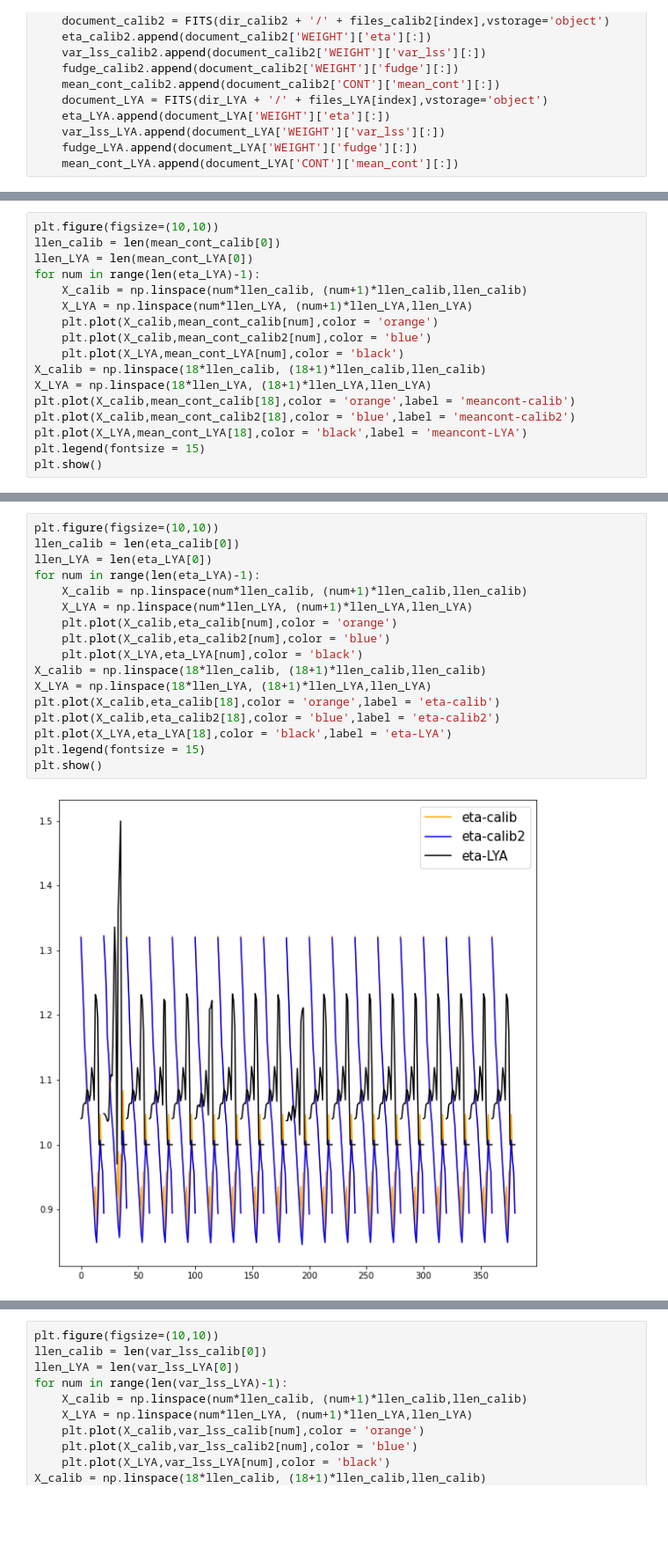
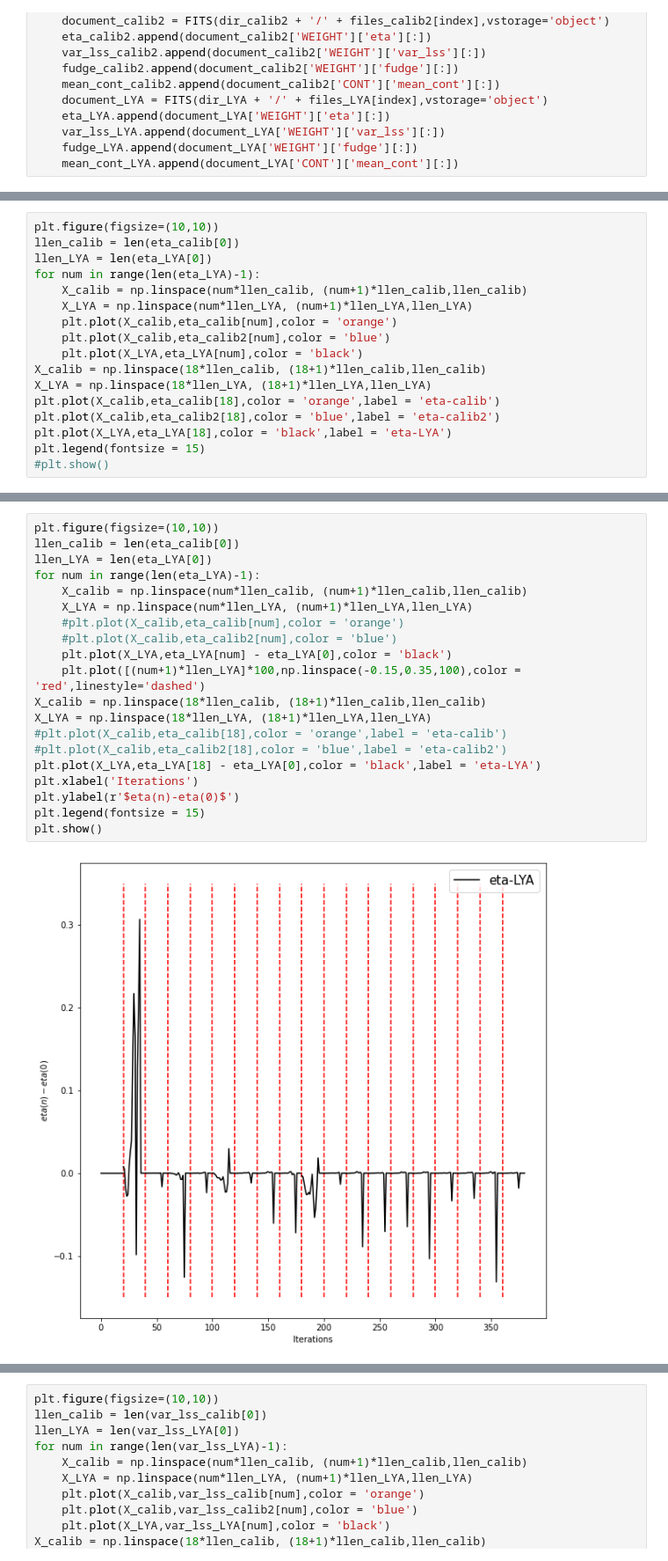
Before and after one commit to moonlovist/Picca_convergence_check, a Jupyter notebook: picca_convergence.ipynb, the cells around one changed output, grey strips where cells are left out. Shown at 88% size. Drawn from its saved outputs; the diff is of its cells as text; blank space fills up the shorter version.

```diff
--- a/picca_convergence.ipynb
+++ b/picca_convergence.ipynb
@@ -67,18 +115,18 @@ for index in range(19):
 # %%
 plt.figure(figsize=(10,10))
-llen_calib = len(mean_cont_calib[0])
-llen_LYA = len(mean_cont_LYA[0])
+llen_calib = len(eta_calib[0])
+llen_LYA = len(eta_LYA[0])
 for num in range(len(eta_LYA)-1):
     X_calib = np.linspace(num*llen_calib, (num+1)*llen_calib,llen_calib)
     X_LYA = np.linspace(num*llen_LYA, (num+1)*llen_LYA,llen_LYA)
-    plt.plot(X_calib,mean_cont_calib[num],color = 'orange')
-    plt.plot(X_calib,mean_cont_calib2[num],color = 'blue')
-    plt.plot(X_LYA,mean_cont_LYA[num],color = 'black')
+    plt.plot(X_calib,eta_calib[num],color = 'orange')
+    plt.plot(X_calib,eta_calib2[num],color = 'blue')
+    plt.plot(X_LYA,eta_LYA[num],color = 'black')
 X_calib = np.linspace(18*llen_calib, (18+1)*llen_calib,llen_calib)
 X_LYA = np.linspace(18*llen_LYA, (18+1)*llen_LYA,llen_LYA)
-plt.plot(X_calib,mean_cont_calib[18],color = 'orange',label = 'meancont-calib')
-plt.plot(X_calib,mean_cont_calib2[18],color = 'blue',label = 'meancont-calib2')
-plt.plot(X_LYA,mean_cont_LYA[18],color = 'black',label = 'meancont-LYA')
+plt.plot(X_calib,eta_calib[18],color = 'orange',label = 'eta-calib')
+plt.plot(X_calib,eta_calib2[18],color = 'blue',label = 'eta-calib2')
+plt.plot(X_LYA,eta_LYA[18],color = 'black',label = 'eta-LYA')
 plt.legend(fontsize = 15)
-plt.show()
+#plt.show()
 # %% [output]
@@ -86,19 +137,22 @@ plt.show()
 # %%
 plt.figure(figsize=(10,10))
 llen_calib = len(eta_calib[0])
 llen_LYA = len(eta_LYA[0])
 for num in range(len(eta_LYA)-1):
     X_calib = np.linspace(num*llen_calib, (num+1)*llen_calib,llen_calib)
     X_LYA = np.linspace(num*llen_LYA, (num+1)*llen_LYA,llen_LYA)
-    plt.plot(X_calib,eta_calib[num],color = 'orange')
-    plt.plot(X_calib,eta_calib2[num],color = 'blue')
-    plt.plot(X_LYA,eta_LYA[num],color = 'black')
+    #plt.plot(X_calib,eta_calib[num],color = 'orange')
+    #plt.plot(X_calib,eta_calib2[num],color = 'blue')
+    plt.plot(X_LYA,eta_LYA[num] - eta_LYA[0],color = 'black')
+    plt.plot([(num+1)*llen_LYA]*100,np.linspace(-0.15,0.35,100),color = 'red',linestyle='dashed')
 X_calib = np.linspace(18*llen_calib, (18+1)*llen_calib,llen_calib)
 X_LYA = np.linspace(18*llen_LYA, (18+1)*llen_LYA,llen_LYA)
-plt.plot(X_calib,eta_calib[18],color = 'orange',label = 'eta-calib')
-plt.plot(X_calib,eta_calib2[18],color = 'blue',label = 'eta-calib2')
-plt.plot(X_LYA,eta_LYA[18],color = 'black',label = 'eta-LYA')
+#plt.plot(X_calib,eta_calib[18],color = 'orange',label = 'eta-calib')
+#plt.plot(X_calib,eta_calib2[18],color = 'blue',label = 'eta-calib2')
+plt.plot(X_LYA,eta_LYA[18] - eta_LYA[0],color = 'black',label = 'eta-LYA')
+plt.xlabel('Iterations')
+plt.ylabel(r'$eta(n)-eta(0)$')
 plt.legend(fontsize = 15)
 plt.show()
 # %% [output]
-[figure, old version]
+[figure, new version]
```
Also changed, not shown: parts of 14 cells of this notebook.
